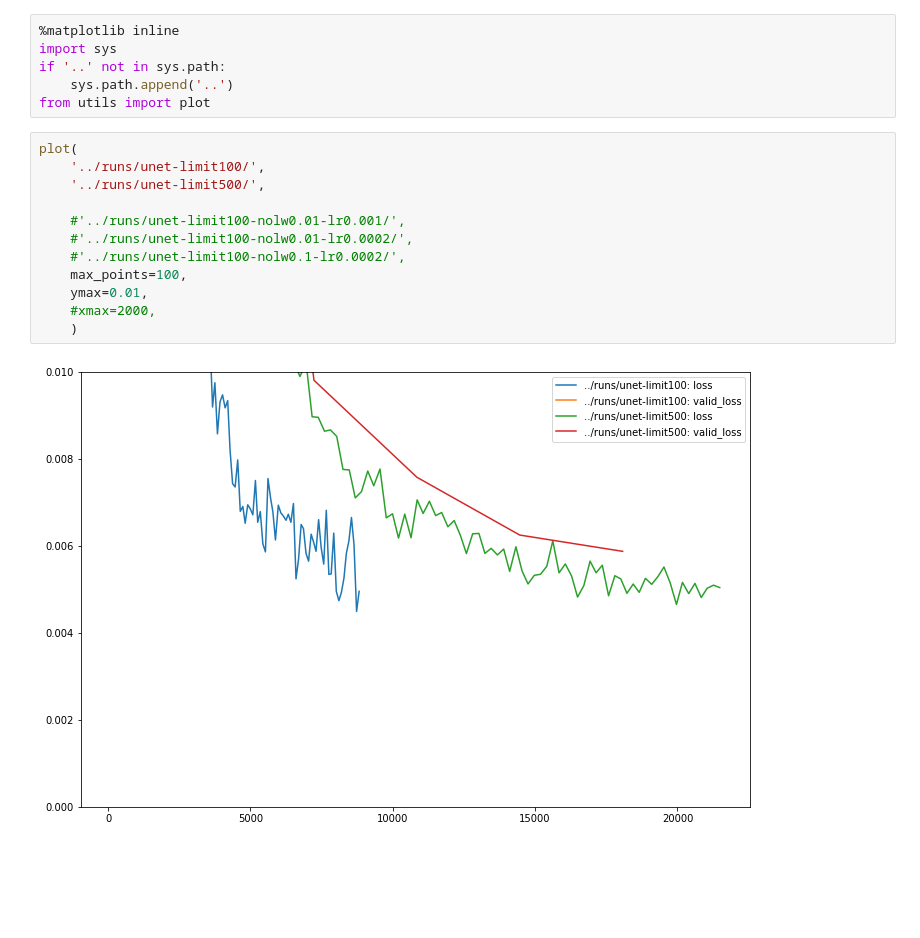
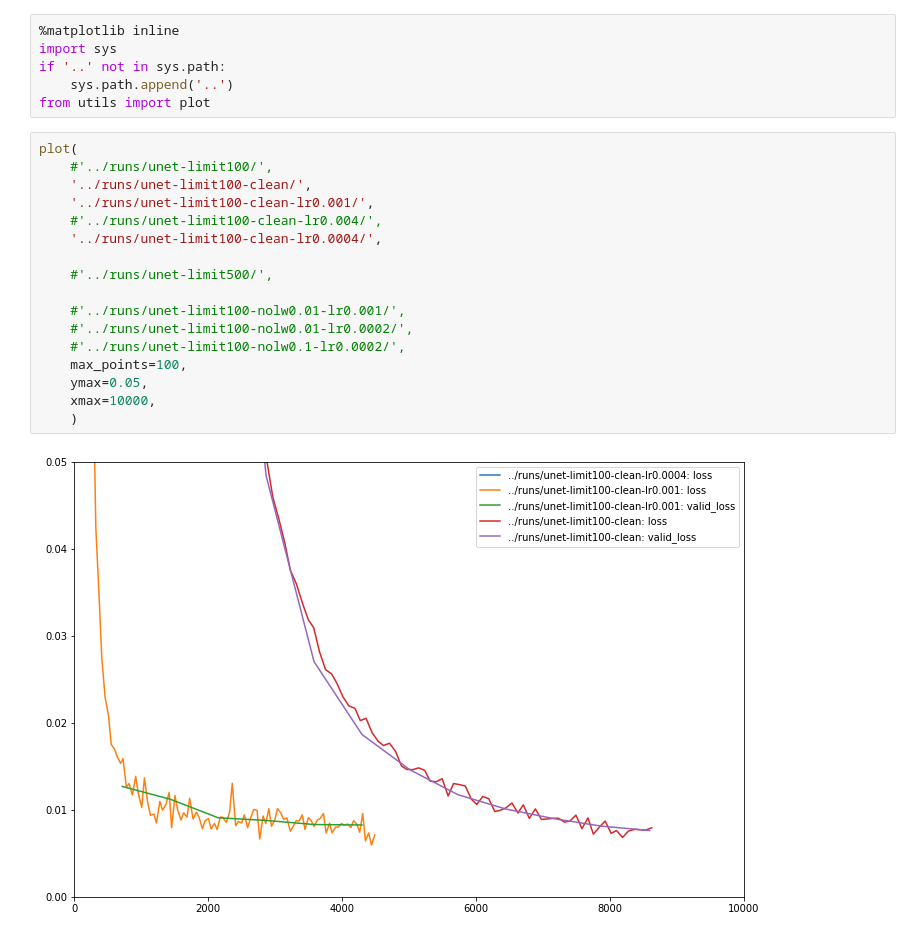
Before and after one commit to lopuhin/kaggle-lions-2017, a Jupyter notebook: notebooks/Monitor.ipynb, the cells around one changed output. Saved outputs shown, nothing was run; the diff lists cells and outputs as text; blank space fills up the shorter version.

```diff
--- a/notebooks/Monitor.ipynb
+++ b/notebooks/Monitor.ipynb
@@ -6,15 +6,20 @@ if '..' not in sys.path:
 from utils import plot
 # %%
 plot(
-    '../runs/unet-limit100/',
-    '../runs/unet-limit500/',
+    #'../runs/unet-limit100/',
+    '../runs/unet-limit100-clean/',
+    '../runs/unet-limit100-clean-lr0.001/',
+    #'../runs/unet-limit100-clean-lr0.004/',
+    '../runs/unet-limit100-clean-lr0.0004/',
+
+    #'../runs/unet-limit500/',
 
     #'../runs/unet-limit100-nolw0.01-lr0.001/',
     #'../runs/unet-limit100-nolw0.01-lr0.0002/',
     #'../runs/unet-limit100-nolw0.1-lr0.0002/',
     max_points=100,
-    ymax=0.01,
-    #xmax=2000,
+    ymax=0.05,
+    xmax=10000,
     )
 # %% [output]
-[figure, old version]
+[figure, new version]
```
Also changed, not shown: 4 other files.
